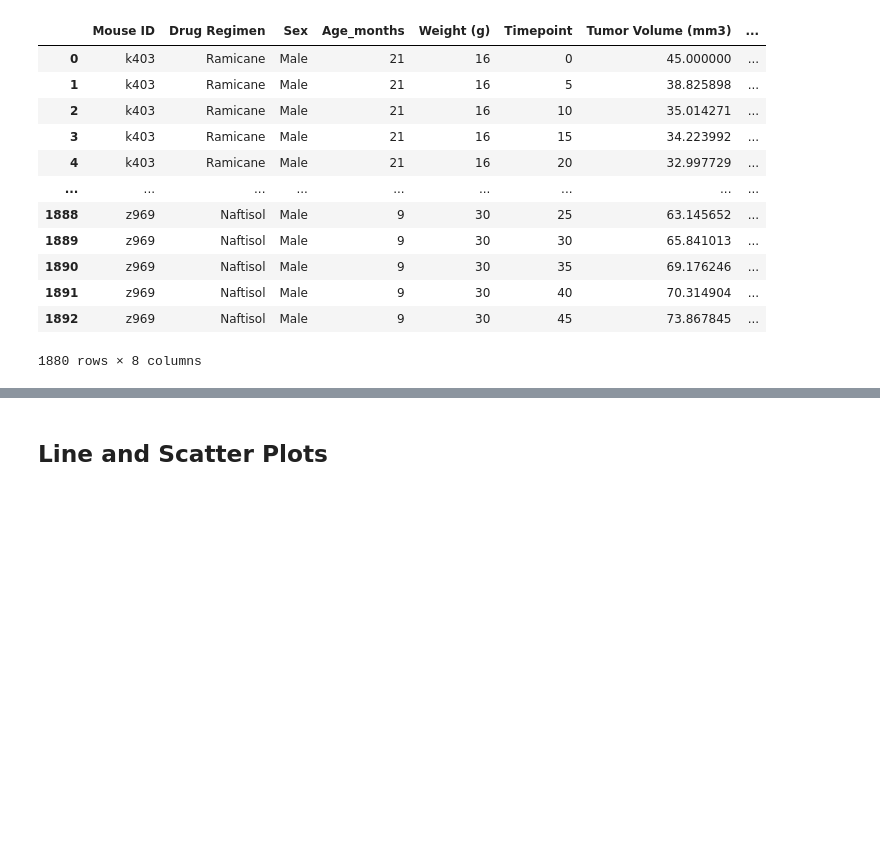
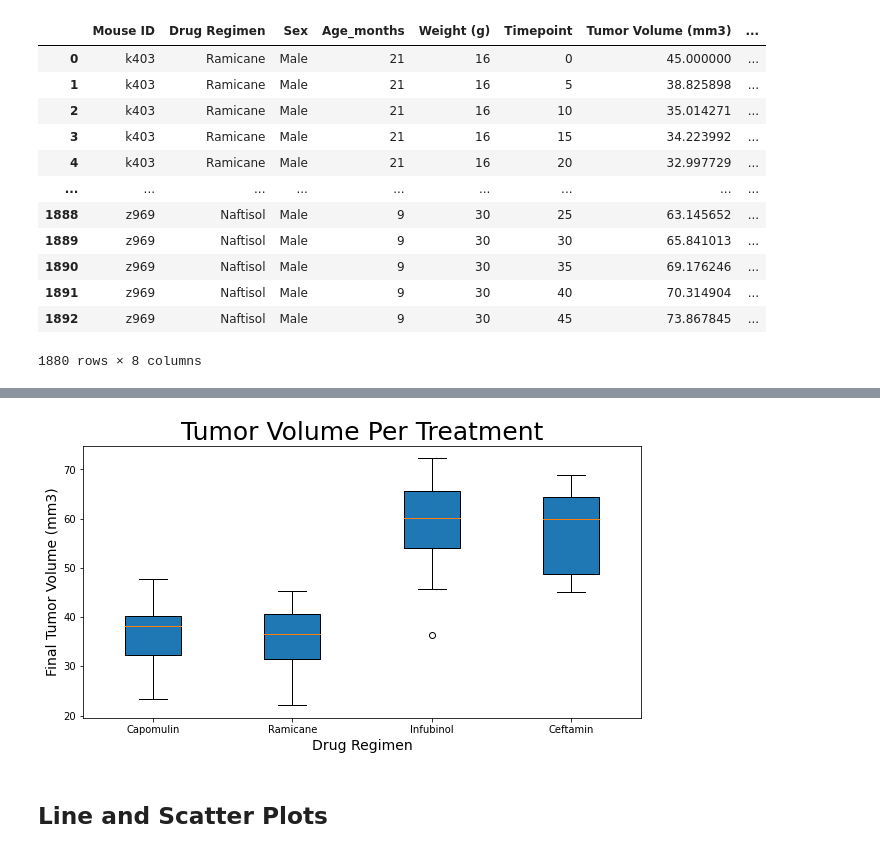
Before and after one commit to robertoj-coder/Matplotlib-The-Power-of-Plots, a Jupyter notebook: Pymaceuticals/pymaceuticals_starter.ipynb, the cells around one changed output, grey strips where cells are left out. Saved outputs shown, nothing was run; the diff lists cells and outputs as text; code cells hidden in the pictures; blank space fills up the shorter version.

```diff
--- a/Pymaceuticals/pymaceuticals_starter.ipynb
+++ b/Pymaceuticals/pymaceuticals_starter.ipynb
@@ -317,3 +328,9 @@ mouse_study
 | 1891 | z969 | Naftisol | Male | 9 | 30 | 40 | 70.314904 | ... |
 | 1892 | z969 | Naftisol | Male | 9 | 30 | 45 | 73.867845 | ... |
 1880 rows × 8 columns
+# %%
+#filtering the DataFrame to get just Capomulin, Ramicane, Infurbinol, Ceftamin
+drug = ['Capomulin', 'Ramicane', 'Infubinol', 'Ceftamin']
+new_mouse_study = mouse_study[mouse_study["Drug Regimen"].isin(drug)]
+new_mouse_study.head(20
+                    )
@@ -320,8 +355,13 @@ mouse_study
 # %%
 # Calculate the final tumor volume of each mouse across four of the treatment regimens:
 # Capomulin, Ramicane, Infubinol, and Ceftamin
+Last_group = new_mouse_study.groupby(['Mouse ID','Drug Regimen'])
+#Mouse_tested = Last_group['Mouse ID'].nunique()
+Last_time = Last_group['Timepoint'].max()
 
 # Start by getting the last (greatest) timepoint for each mouse
 
+Last_timepoint = pd.DataFrame({"Final Timepoint":Last_time})
+Last_timepoint.head(10)
 
 # Merge this group df with the original dataframe to get the tumor volume at the last timepoint
@@ -327,0 +381,4 @@ mouse_study
+# %%
+New_drug_frame= pd.merge(Last_timepoint, new_mouse_study, on="Mouse ID", how="outer")
+Last_tumor_measurement = New_drug_frame.drop_duplicates(subset=['Mouse ID', 'Final Timepoint'], keep='last')
+Last_tumor_measurement .head(50)
@@ -347,3 +454,34 @@ mouse_study
+# %%
+# Generate a box plot of the final tumor volume of each mouse across four regimens of interest
+
+capomulin =  Last_tumor_measurement[Last_tumor_measurement['Drug Regimen']== 'Capomulin']
+capo_tumor = capomulin['Tumor Volume (mm3)']
+
+
+ramicane =  Last_tumor_measurement[Last_tumor_measurement['Drug Regimen']== 'Ramicane']
+rami_tumor = ramicane['Tumor Volume (mm3)']
+
+infubinol=  Last_tumor_measurement[Last_tumor_measurement['Drug Regimen']== 'Infubinol']
+infu_tumor = infubinol['Tumor Volume (mm3)']
+
+ceftamin=  Last_tumor_measurement[Last_tumor_measurement['Drug Regimen']== 'Ceftamin']
+cef_tumor = ceftamin['Tumor Volume (mm3)']
+
+plotting= [capo_tumor, rami_tumor, infu_tumor, cef_tumor]
+Regimen= ['Capomulin', 'Ramicane', 'Infubinol','Ceftamin']
+
+plt.subplots(figsize=(10,5))
+plt.title('Tumor Volume Per Treatment',fontsize =25)
+plt.ylabel('Final Tumor Volume (mm3)',fontsize = 14)
+plt.xlabel('Drug Regimen',fontsize = 14)
+plt.boxplot(plotting, labels=Regimen, widths = 0.4, patch_artist=True,vert=True)
+
+
+
+
+plt.show()
+# %% [output]
+[figure, added]
 # %% [markdown]
 ## Line and Scatter Plots
 # %%
```
Also changed, not shown: parts of 9 cells of this notebook.
